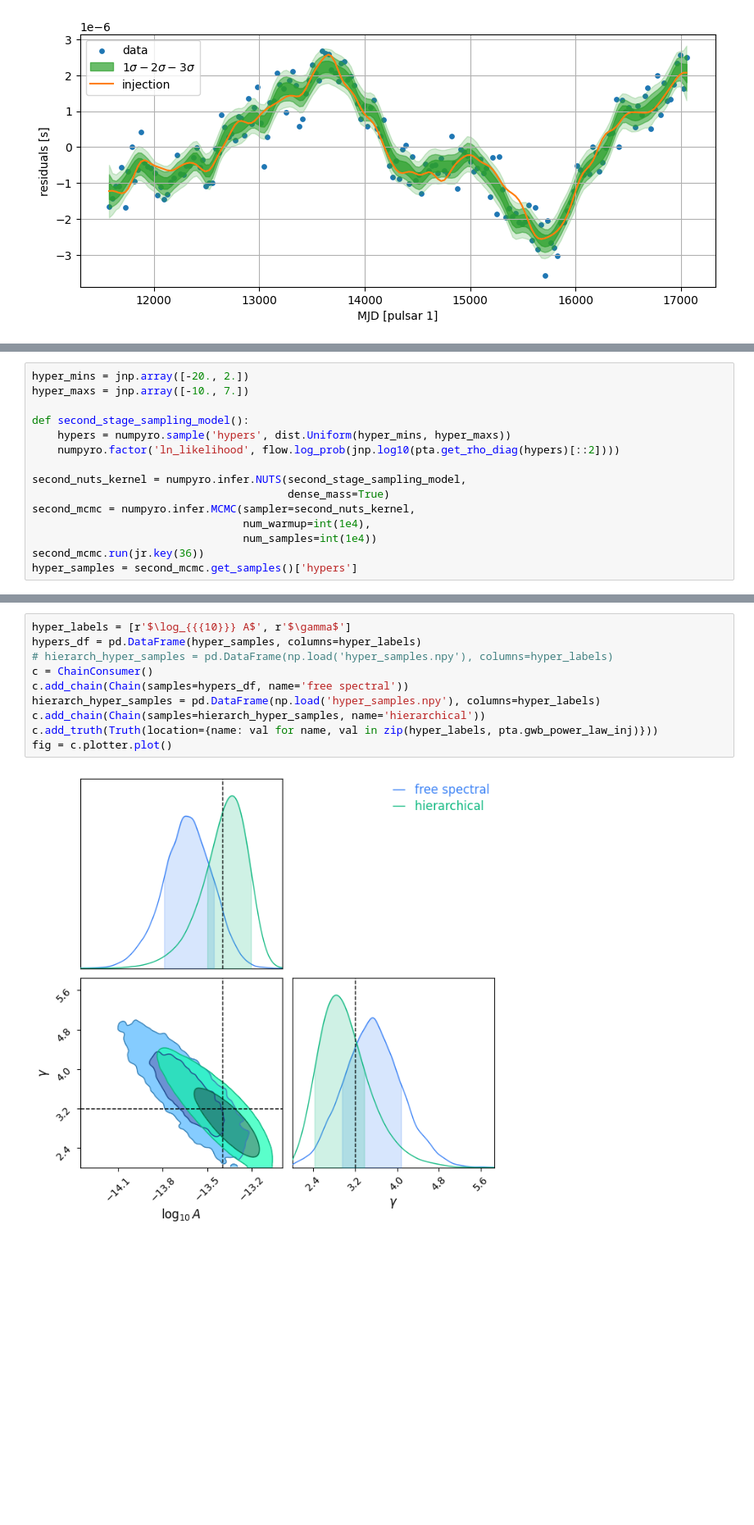
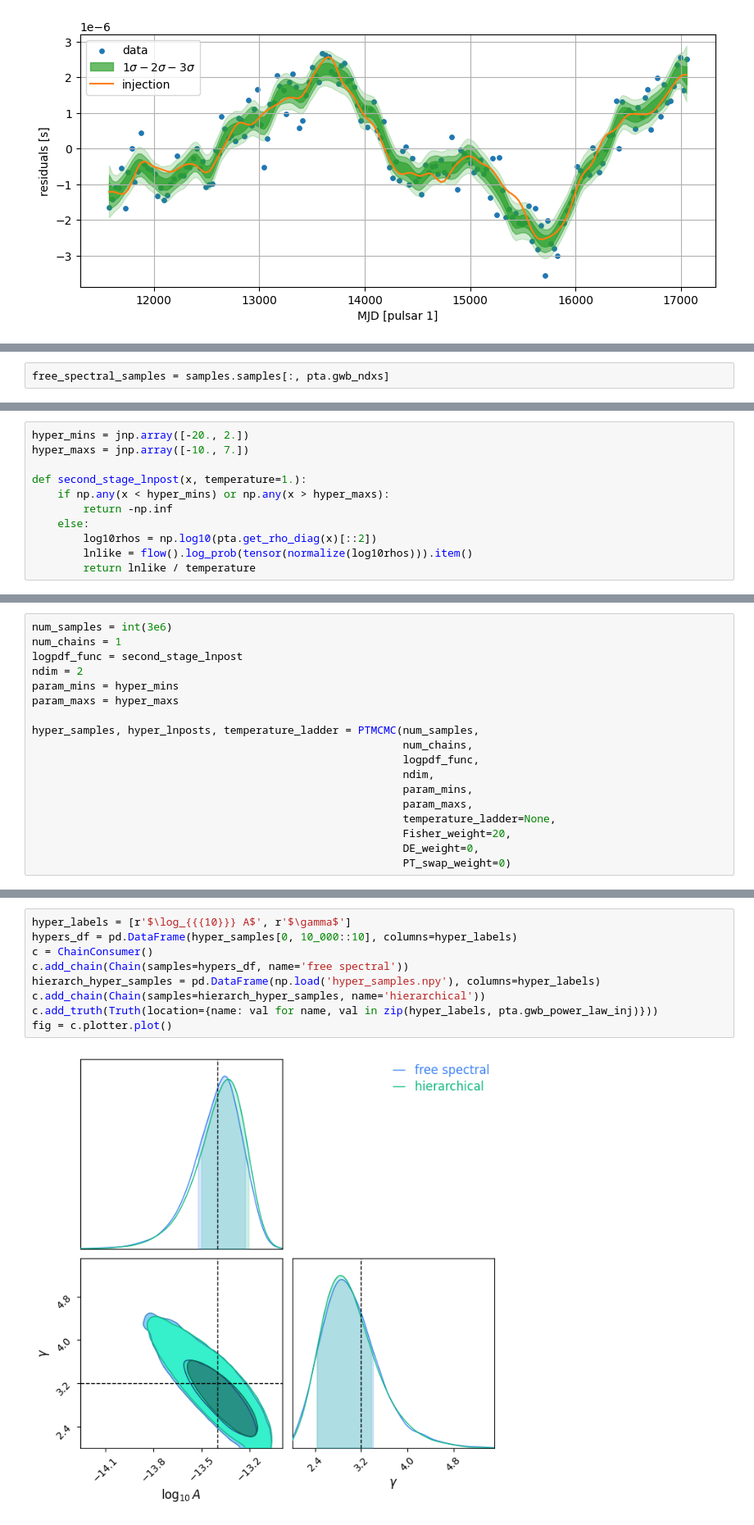
Before and after one commit to aiden-g12321/PTA_joint, a Jupyter notebook: one_pulsar/free_spectral.ipynb, the cells around one changed output, grey strips where cells are left out. Shown at 82% size. Saved outputs shown, nothing was run; the diff lists cells and outputs as text; blank space fills up the shorter version.

Commit message:
"zuko free spectral"

```diff
--- a/one_pulsar/free_spectral.ipynb
+++ b/one_pulsar/free_spectral.ipynb
@@ -195,0 +163,2 @@ Parameter $\log_{10}\,\rho^{9}_B$ in chain HMC is not constrained
+# %%
+free_spectral_samples = samples.samples[:, pta.gwb_ndxs]
@@ -197,14 +241,10 @@ Parameter $\log_{10}\,\rho^{9}_B$ in chain HMC is not constrained
 hyper_mins = jnp.array([-20., 2.])
 hyper_maxs = jnp.array([-10., 7.])
 
-def second_stage_sampling_model():
-    hypers = numpyro.sample('hypers', dist.Uniform(hyper_mins, hyper_maxs))
-    numpyro.factor('ln_likelihood', flow.log_prob(jnp.log10(pta.get_rho_diag(hypers)[::2])))
-
-second_nuts_kernel = numpyro.infer.NUTS(second_stage_sampling_model,
-                                        dense_mass=True)
-second_mcmc = numpyro.infer.MCMC(sampler=second_nuts_kernel,
-                                 num_warmup=int(1e4),
-                                 num_samples=int(1e4))
-second_mcmc.run(jr.key(36))
-hyper_samples = second_mcmc.get_samples()['hypers']
+def second_stage_lnpost(x, temperature=1.):
+    if np.any(x < hyper_mins) or np.any(x > hyper_maxs):
+        return -np.inf
+    else:
+        log10rhos = np.log10(pta.get_rho_diag(x)[::2])
+        lnlike = flow().log_prob(tensor(normalize(log10rhos))).item()
+        return lnlike / temperature
@@ -210,0 +257,18 @@ hyper_samples = second_mcmc.get_samples()['hypers']
+# %%
+num_samples = int(3e6)
+num_chains = 1
+logpdf_func = second_stage_lnpost
+ndim = 2
+param_mins = hyper_mins
+param_maxs = hyper_maxs
+
+hyper_samples, hyper_lnposts, temperature_ladder = PTMCMC(num_samples,
+                                                          num_chains,
+                                                          logpdf_func,
+                                                          ndim,
+                                                          param_mins,
+                                                          param_maxs,
+                                                          temperature_ladder=None,
+                                                          Fisher_weight=20,
+                                                          DE_weight=0,
+                                                          PT_swap_weight=0)
@@ -211,12 +282,11 @@ hyper_samples = second_mcmc.get_samples()['hypers']
 # %%
 hyper_labels = [r'$\log_{{{10}}} A$', r'$\gamma$']
-hypers_df = pd.DataFrame(hyper_samples, columns=hyper_labels)
-# hierarch_hyper_samples = pd.DataFrame(np.load('hyper_samples.npy'), columns=hyper_labels)
+hypers_df = pd.DataFrame(hyper_samples[0, 10_000::10], columns=hyper_labels)
 c = ChainConsumer()
 c.add_chain(Chain(samples=hypers_df, name='free spectral'))
 hierarch_hyper_samples = pd.DataFrame(np.load('hyper_samples.npy'), columns=hyper_labels)
 c.add_chain(Chain(samples=hierarch_hyper_samples, name='hierarchical'))
 c.add_truth(Truth(location={name: val for name, val in zip(hyper_labels, pta.gwb_power_law_inj)}))
 fig = c.plotter.plot()
 # %% [output]
-[figure, old version]
+[figure, new version]
```
Also changed, not shown: parts of 12 cells of this notebook.
